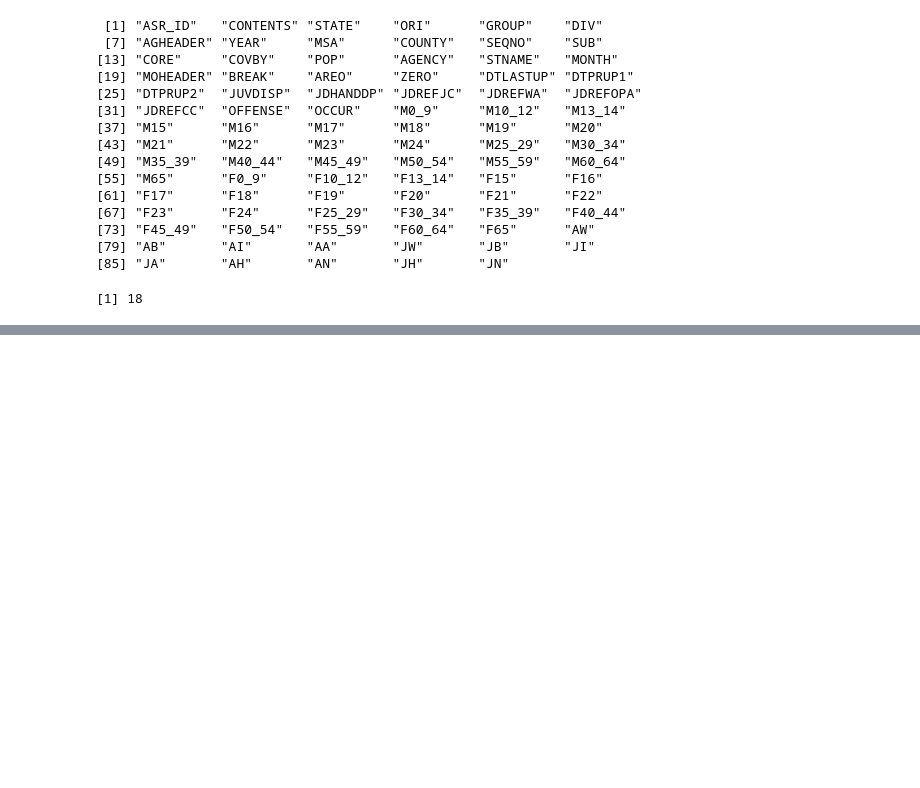
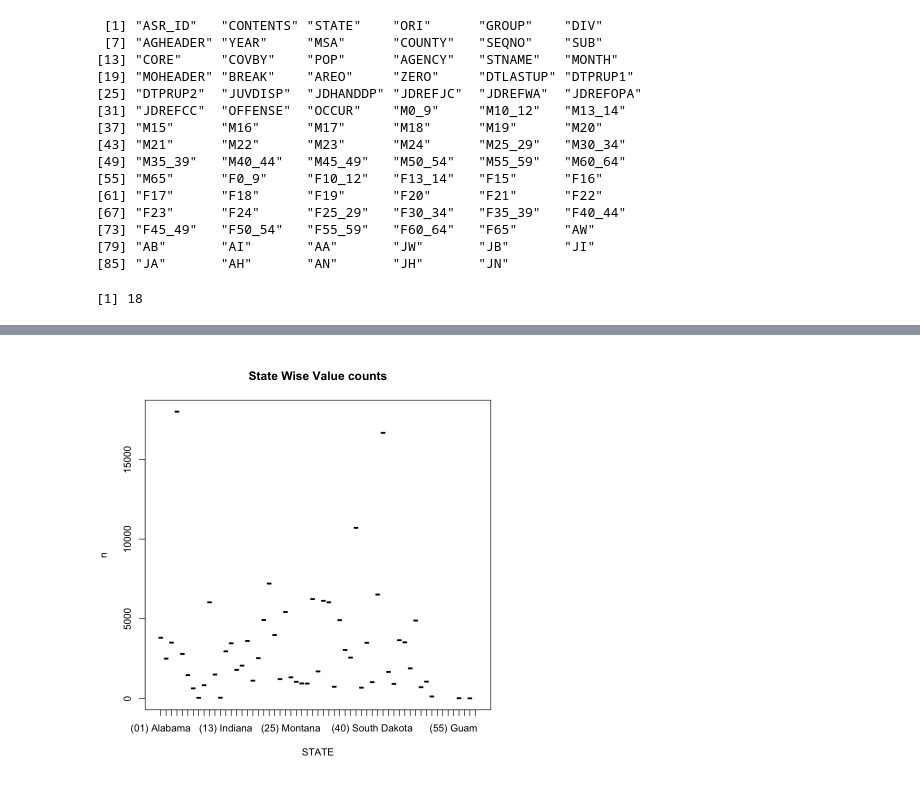
Before and after one commit to ivanshukaushik/RegressionProject, a Jupyter notebook: Project.ipynb, the cells around one changed output, grey strips where cells are left out. Saved outputs shown, nothing was run; the diff lists cells and outputs as text; code cells hidden in the pictures; blank space fills up the shorter version.

```diff
--- a/Project.ipynb
+++ b/Project.ipynb
@@ -138,0 +136,7 @@ summary(combined_df)
+# %%
+value_counts <- combined_df %>%
+  count(STATE)
+
+plot(value_counts, main = "State Wise Value counts")
+# %% [output]
+[figure, added]
```
Also changed, not shown: parts of 14 cells of this notebook.
